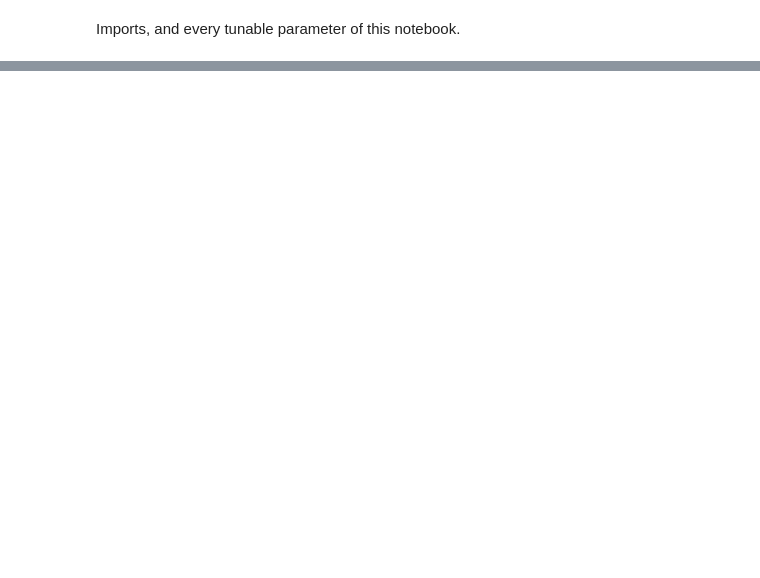
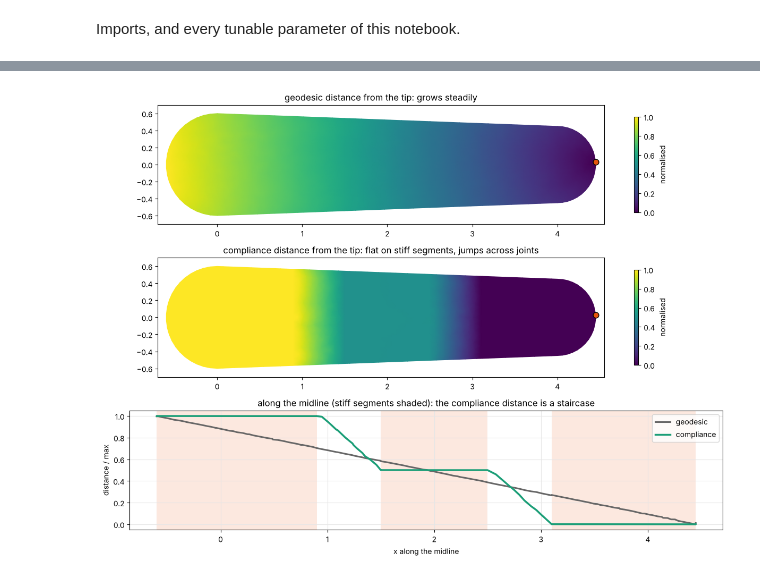
Before and after one commit to otmanon/simkit-tutorials, a Jupyter notebook: 026_sparse_meshless_models.ipynb, the cells around one changed output, grey strips where cells are left out. Cells and saved outputs as stored; diff of their text form; code cells hidden in the pictures; blank space fills up the shorter version.

```diff
--- a/026_sparse_meshless_models.ipynb
+++ b/026_sparse_meshless_models.ipynb
@@ -508,0 +115,28 @@ plt.show()
+# %%
+G_compliance = simkit.compliance_graph(X, T, ym)                   # edge weights: length / E
+G_geodesic = simkit.compliance_graph(X, T, np.ones(len(T)))         # uniform material -> plain edge lengths
+d_compliance = simkit.compliance_distances(G_compliance, tip)[0]
+d_geodesic = simkit.compliance_distances(G_geodesic, tip)[0]
+
+mid_row = np.where(np.abs(X[:, 1]) < 0.06)[0]                     # vertices near the midline y = 0
+mid_row = mid_row[np.argsort(X[mid_row, 0])]
+fig, axes = plt.subplots(3, 1, figsize=(12, 9.0), gridspec_kw={"height_ratios": [1, 1, 1.0]})
+utils.plot_scalar_field(axes[0], X, T, d_geodesic / d_geodesic.max(), edges=False, label="normalised",
+                        title="geodesic distance from the tip: grows steadily")
+utils.plot_scalar_field(axes[1], X, T, d_compliance / d_compliance.max(), edges=False, label="normalised",
+                        title="compliance distance from the tip: flat on stiff segments, jumps across joints")
+for ax in axes[:2]:
+    ax.scatter(*X[tip], s=60, color=utils.HANDLE_C, edgecolors="k", zorder=6)
+axes[2].plot(X[mid_row, 0], d_geodesic[mid_row] / d_geodesic.max(), color="0.4", lw=2.2, label="geodesic")
+axes[2].plot(X[mid_row, 0], d_compliance[mid_row] / d_compliance.max(), color=SM_C, lw=2.5, label="compliance")
+for lo, hi in SEGMENTS:
+    axes[2].axvspan(max(lo, X[:, 0].min()), min(hi, X[:, 0].max()), color="#f4a582", alpha=0.25, lw=0)
+axes[2].set_xlabel("x along the midline"); axes[2].set_ylabel("distance / max")
+axes[2].set_title("along the midline (stiff segments shaded): the compliance distance is a staircase")
+axes[2].grid(True, color="0.9"); axes[2].legend(loc="upper right")
+fig.tight_layout()
+simkit.filesystem.save_figure(fig, os.path.join(RESULTS_DIR, "distances.png"),
+                              copy_to=os.path.join(MEDIA_DIR, "026_distances.png"))
+plt.show()
+# %% [output]
+[figure, added]
```
Also changed, not shown: parts of 46 cells of this notebook, 10 other files.
